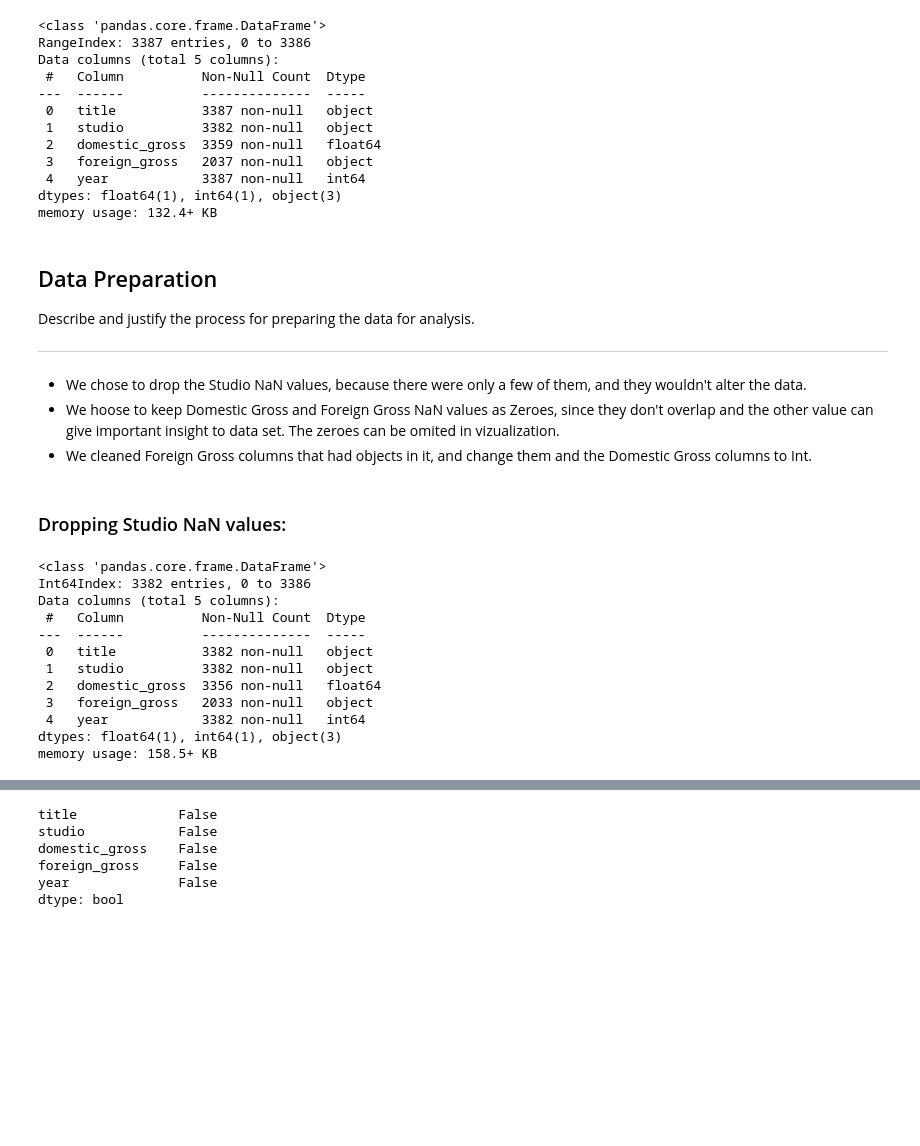
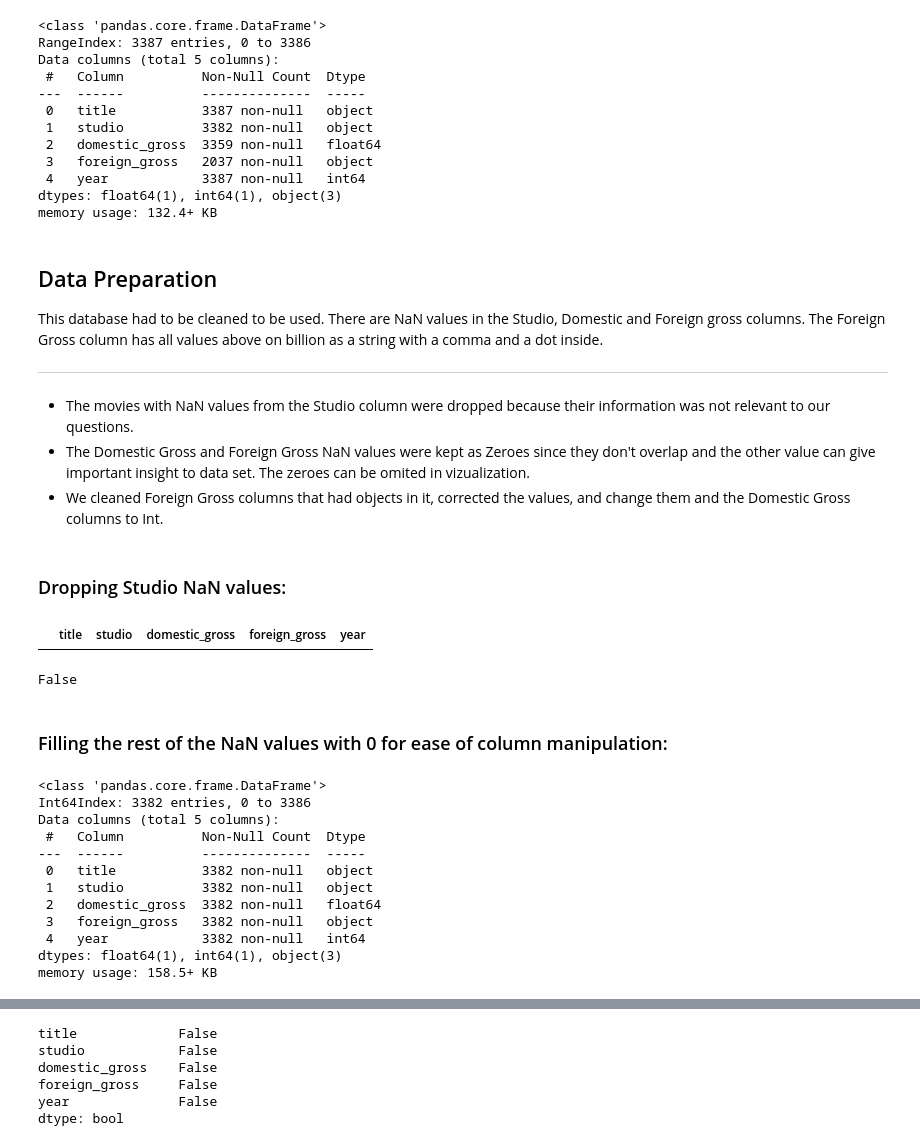
Before and after one commit to epradojr/Microsoft-Movie-Studio-Business-Proposition, a Jupyter notebook: dsc-phase1-project-marcelo.ipynb, the cells around one changed output, grey strips where cells are left out. Cells and saved outputs as stored; diff of their text form; code cells hidden in the pictures; blank space fills up the shorter version.

Commit message:
Renamed Df. Ansered all but Evaluation and Conclusion questions

```diff
--- a/dsc-phase1-project-marcelo.ipynb
+++ b/dsc-phase1-project-marcelo.ipynb
@@ -41,4 +31,4 @@ import seaborn as sns
 
 %matplotlib inline
 # %%
-df = pd.read_csv('data/zippedData/bom.movie_gross.csv.gz')
+gross_df = pd.read_csv('data/zippedData/bom.movie_gross.csv.gz')
@@ -76,12 +66,16 @@ memory usage: 132.4+ KB
 # %% [markdown]
 ## Data Preparation
 
-Describe and justify the process for preparing the data for analysis.
-
+This database had to be cleaned to be used. There are NaN values in the Studio, Domestic and Foreign gross columns.
+The Foreign Gross column has all values above on billion as a string with a comma and a dot inside.
 ***
-* We chose to drop the Studio NaN values, because there were only a few of them, and they wouldn't alter the data.
-* We hoose to keep Domestic Gross and Foreign Gross NaN values as Zeroes, since they don't overlap and the other value can give important insight to data set. The zeroes can be omited in  vizualization.
-* We cleaned Foreign Gross columns that had objects in it, and change them and the Domestic Gross columns to Int.
+* The movies with NaN values from the Studio column were dropped because their information was not relevant to our questions.
+* The Domestic Gross and Foreign Gross NaN values were kept as Zeroes since they don't overlap and the other value can give important insight to data set. The zeroes can be omited in  vizualization.
+* We cleaned Foreign Gross columns that had objects in it, corrected the values, and change them and the Domestic Gross columns to Int.
 # %% [markdown]
 ### Dropping Studio NaN values:
+# %%
+gross_df[gross_df['studio'].isna()]
+# %% [output]
+|  | title | studio | domestic_gross | foreign_gross | year |
 # %%
@@ -88,0 +83,6 @@ df.dropna(subset=['studio'], inplace=True)
+# %%
+gross_df['studio'].isna().any()
+# %% [output]
+False
+# %% [markdown]
+### Filling the rest of the NaN values with 0 for ease of column manipulation:
@@ -89,5 +91,5 @@ df.dropna(subset=['studio'], inplace=True)
 # %%
-df.info()
+gross_df.info()
 # %% [output]
 <class 'pandas.core.frame.DataFrame'>
 Int64Index: 3382 entries, 0 to 3386
@@ -96,8 +98,8 @@ Data columns (total 5 columns):
 ---  ------          --------------  -----
  0   title           3382 non-null   object
  1   studio          3382 non-null   object
- 2   domestic_gross  3356 non-null   float64
- 3   foreign_gross   2033 non-null   object
+ 2   domestic_gross  3382 non-null   float64
+ 3   foreign_gross   3382 non-null   object
  4   year            3382 non-null   int64
 dtypes: float64(1), int64(1), object(3)
 memory usage: 158.5+ KB
```
Also changed, not shown: parts of 23 cells of this notebook.
